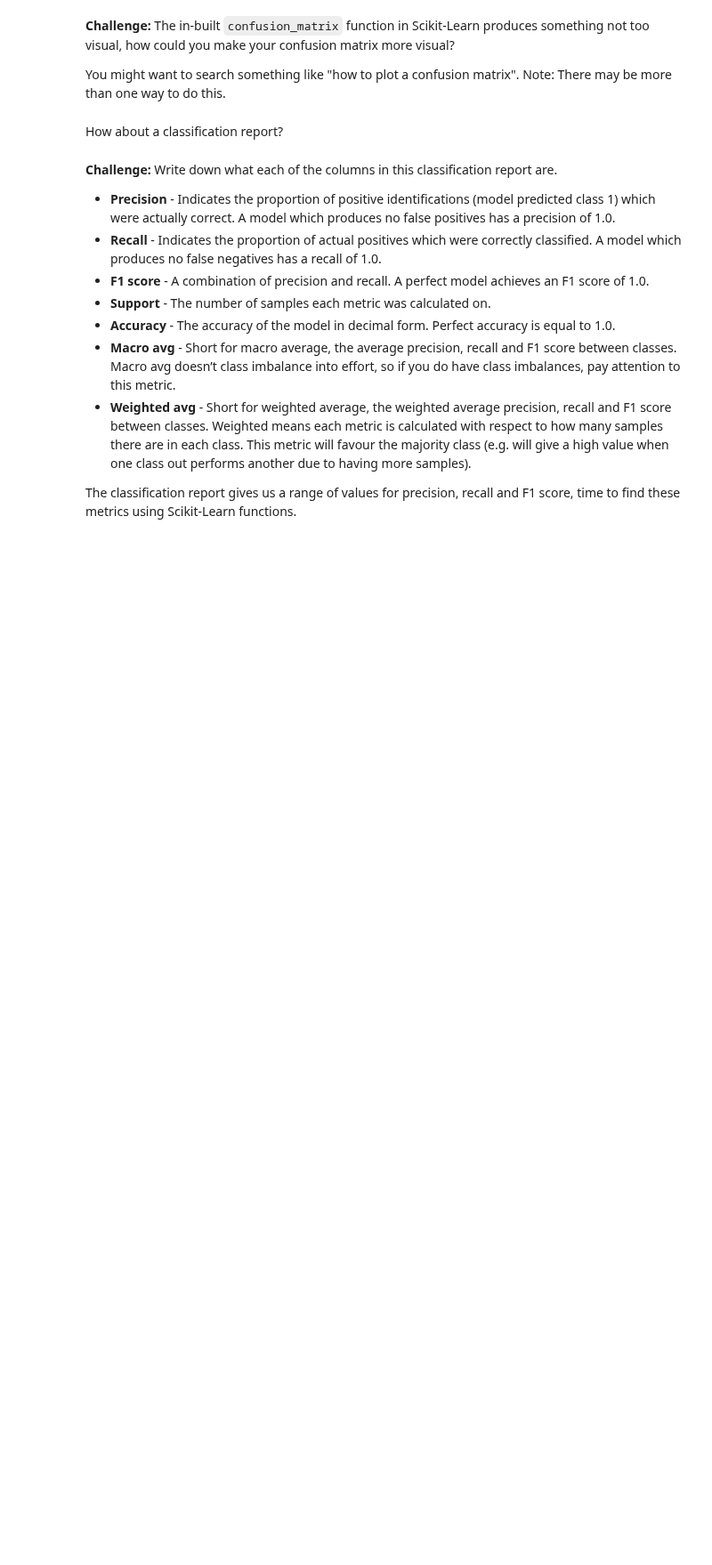
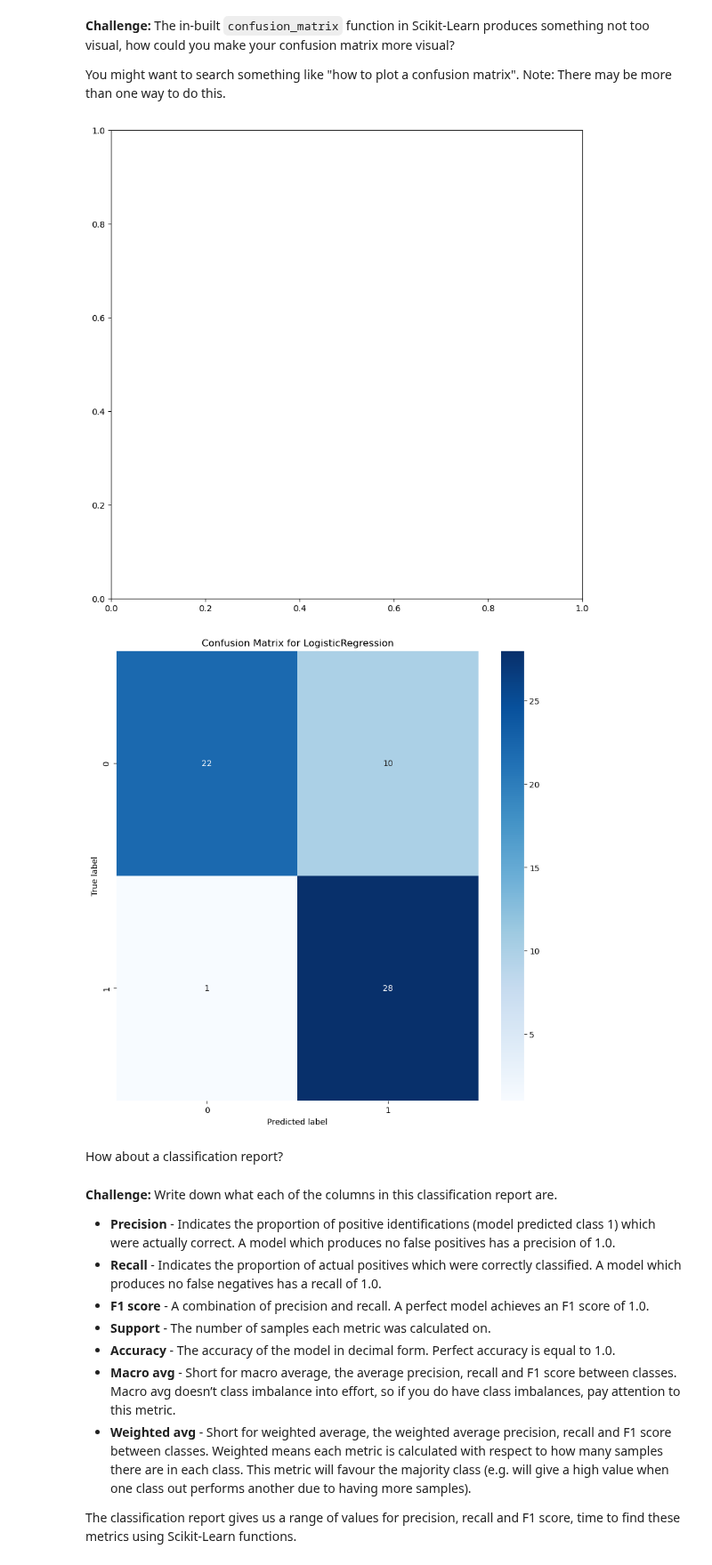
Before and after one commit to FuaadNew/First-Conda-project, a Jupyter notebook: scikit-learn-exercises.ipynb, the cells around one changed output. Shown at 89% size. Drawn from its saved outputs; the diff is of its cells as text; code cells hidden in the pictures; blank space fills up the shorter version.

```diff
--- a/scikit-learn-exercises.ipynb
+++ b/scikit-learn-exercises.ipynb
@@ -384,6 +383,7 @@ Let's make some predictions on the test data using our latest model and save the
 # %%
 # Make predictions on test data and save them
 ###
+preds = clf.predict(X_test)
 # %% [markdown]
 Time to use the predictions our model has made to evaluate it beyond accuracy.
 # %%
@@ -399,3 +400,37 @@ You might want to search something like "how to plot a confusion matrix". Note:
+# %%
+# Create a more visual confusion matrix
+###
+def plot_confusion_matrix(model, X_test, y_test):
+    """
+    Plots a confusion matrix of a model's predictions on a test set.
+    """
+    from sklearn.metrics import confusion_matrix
+    import matplotlib.pyplot as plt
+    import seaborn as sns
+    # Get the predictions
+    preds = model.predict(X_test)
+
+    # Create a confusion matrix
+    cm = confusion_matrix(y_test, preds)
+
+    # Create a figure and axis
+    fig, ax = plt.subplots(figsize=(10, 10))
+
+    # Plot the confusion matrix
+    sns.heatmap(cm, annot=True, fmt="d", cmap="Blues", ax=ax)
+
+    # Add labels and title
+    ax.set_xlabel("Predicted label")
+    ax.set_ylabel("True label")
+    ax.set_title(f"Confusion Matrix for {model.__class__.__name__}")
+
+    # Show the plot
+    plt.show()
+
+plot_confusion_matrix(clf, X_test, y_test)
+# %% [output]
+[figure, added]
+[figure, added]
 # %% [markdown]
 How about a classification report?
 # %%
```
Also changed, not shown: parts of 9 cells of this notebook.
